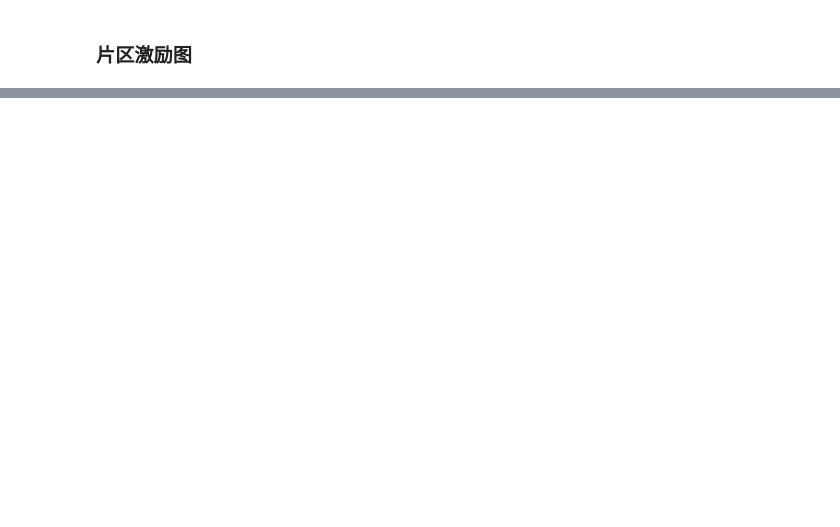
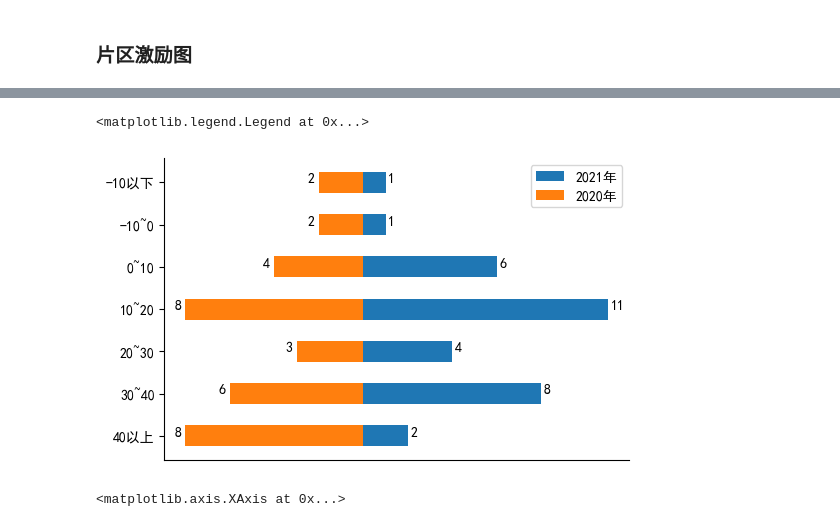
Before and after one commit to jayaston/mypyworks, a Jupyter notebook: jupyter文件/月度产销差漏损率分析报告图表.ipynb, the cells around one changed output, grey strips where cells are left out. Drawn from its saved outputs; the diff is of its cells as text; code cells hidden in the pictures; blank space fills up the shorter version.

```diff
--- a/jupyter文件/月度产销差漏损率分析报告图表.ipynb
+++ b/jupyter文件/月度产销差漏损率分析报告图表.ipynb
@@ -779,5 +761,5 @@ c.render_notebook()
 # %%
 #分公司分布图
 zone3 = pd.read_excel(r'e:\专题工作（重要）\产销差工作\产销差数据与资料积累\产销差分析周月报图表.xlsx',sheet_name=6)
-zone3 = zone3.query("月份 in ['2月','3月']")
+zone3 = zone3[~np.isnan(zone3['累计产销差率'])]
 zone3
@@ -784 +780,33 @@ zone3
+# %%
+#f, axes = plt.subplots(2,2, figsize=(6, 4),sharex=True)
+#sns.kdeplot(data=zone3 , x="累计产销差率", hue="月份",ax=axes[0,1])#类别画图函数可以分面。专项绘图函数不行。
+#sns.despine(left=True) #移除边框
+cxc_2020 = zone3.query("年份=='2020年'")
+cxc_2020=pd.cut(cxc_2020['累计产销差率'], bins=[-np.inf,-10,0,10,20,30,40,np.inf],labels=['-10以下','-10~0','0~10','10~20','20~30','30~40','40以上'])
+cxc_2020=cxc_2020.value_counts(dropna=False).sort_index(ascending=False)
+
+cxc_2021 = zone3.query("年份=='2021年'")
+cxc_2021=pd.cut(cxc_2021['累计产销差率'], bins=[-np.inf,-10,0,10,20,30,40,np.inf],labels=['-10以下','-10~0','0~10','10~20','20~30','30~40','40以上'])
+cxc_2021=cxc_2021.value_counts(dropna=False).sort_index(ascending=False)
+fig,ax= plt.subplots(figsize=(6,4),dpi=100)
+ax.spines['right'].set_visible(False) #把右边的边框颜色设置为无色,隐藏右边框
+ax.spines['top'].set_visible(False)#把上边的边框颜色设置为无色,隐藏上边框
+ax.xaxis.set_visible(False)
+#ax.spines['bottom'].set_visible(False) #把上边的边框颜色设置为无色,隐藏上边框
+#ax.yaxis.set_ticks_position('left') #指定左边的边为 y 轴
+#ax.spines['left'].set_position(('data', 0))
+plt.barh(cxc_2021.index,cxc_2021,height=0.5,label='2021年')
+plt.barh(cxc_2020.index,-cxc_2020,height=0.5,label='2020年')
+for i in cxc_2021.index:
+    plt.text(cxc_2021[i]+0.1,i,cxc_2021[i])
+for i in cxc_2020.index:
+    plt.text(-cxc_2020[i]-0.5,i,cxc_2020[i])
+ax.legend(loc='best')
+# %% [output]
+<matplotlib.legend.Legend at 0x...>
+[figure, added]
+# %%
+ax.xaxis.set_visible
+# %% [output]
+<matplotlib.axis.XAxis at 0x...>
 # %%
```
Also changed, not shown: parts of 19 cells of this notebook, 3 other files.
